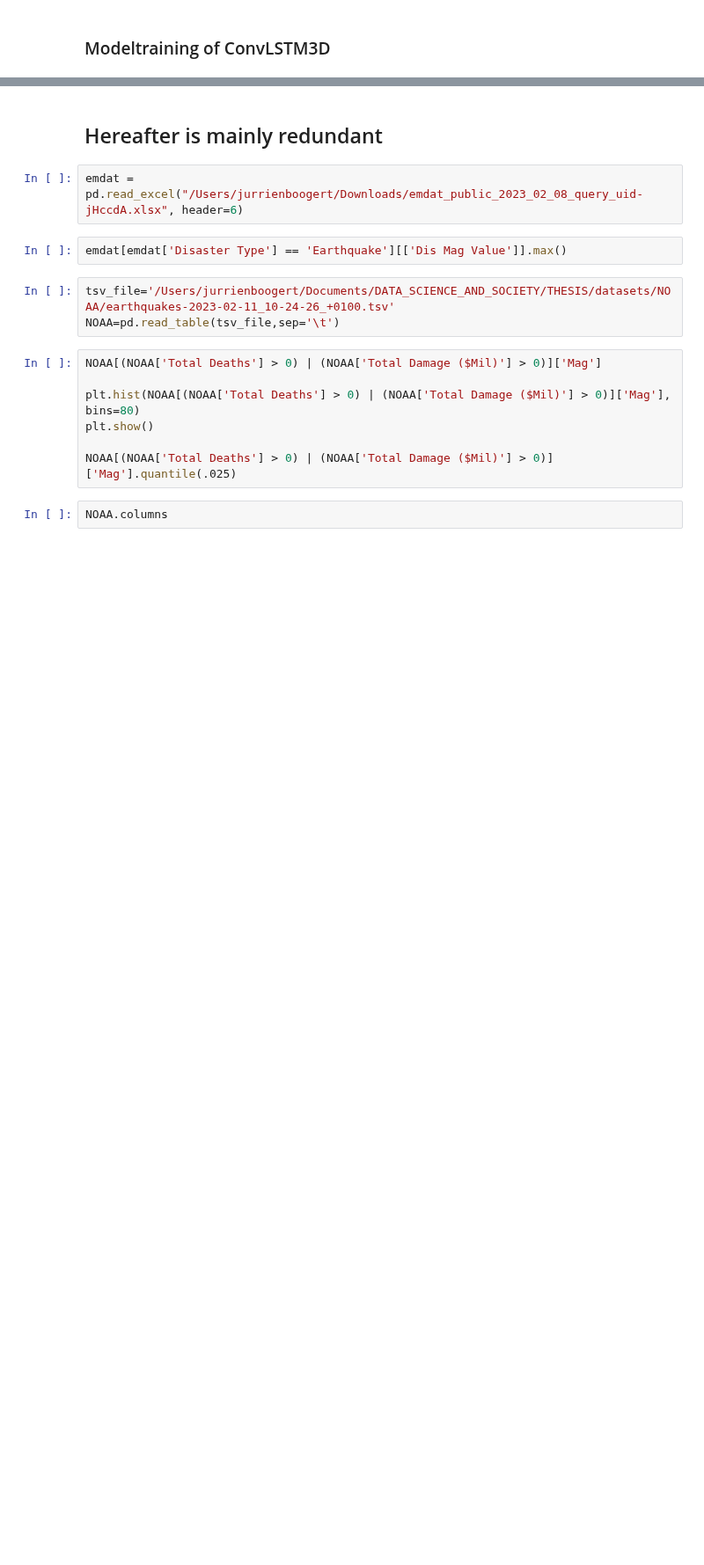
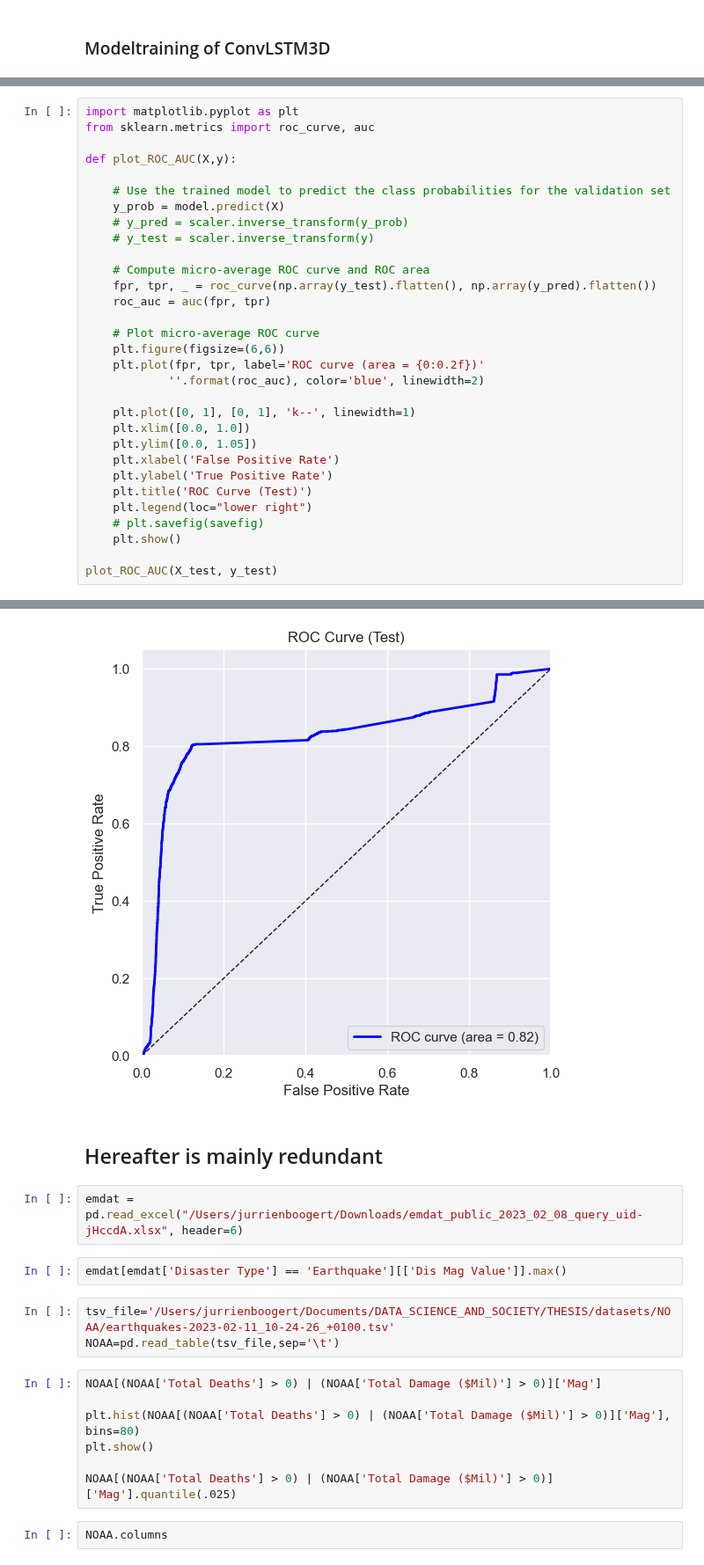
Before and after one commit to TheTrueSquirrel/thesis_spring_2023, a Jupyter notebook: sketch4.ipynb, the cells around one changed output, grey strips where cells are left out. Shown at 88% size. Cells and saved outputs as stored; diff of their text form; blank space fills up the shorter version.

```diff
--- a/sketch4.ipynb
+++ b/sketch4.ipynb
@@ -1376,0 +1389,32 @@ weighted avg       0.90      0.91      0.90      8800
+# %%
+import matplotlib.pyplot as plt
+from sklearn.metrics import roc_curve, auc
+
+def plot_ROC_AUC(X,y):
+
+    # Use the trained model to predict the class probabilities for the validation set
+    y_prob = model.predict(X)
+    # y_pred = scaler.inverse_transform(y_prob)
+    # y_test = scaler.inverse_transform(y)
+
+    # Compute micro-average ROC curve and ROC area
+    fpr, tpr, _ = roc_curve(np.array(y_test).flatten(), np.array(y_pred).flatten())
+    roc_auc = auc(fpr, tpr)
+
+    # Plot micro-average ROC curve
+    plt.figure(figsize=(6,6))
+    plt.plot(fpr, tpr, label='ROC curve (area = {0:0.2f})'
+            ''.format(roc_auc), color='blue', linewidth=2)
+
+    plt.plot([0, 1], [0, 1], 'k--', linewidth=1)
+    plt.xlim([0.0, 1.0])
+    plt.ylim([0.0, 1.05])
+    plt.xlabel('False Positive Rate')
+    plt.ylabel('True Positive Rate')
+    plt.title('ROC Curve (Test)')
+    plt.legend(loc="lower right")
+    # plt.savefig(savefig)
+    plt.show()
+
+plot_ROC_AUC(X_test, y_test)
+# %% [output]
@@ -1377,3 +1422,4 @@ weighted avg       0.90      0.91      0.90      8800
+[figure, added]
 # %% [markdown]
 ## Hereafter is mainly redundant
 # %%
```
Also changed, not shown: parts of 9 cells of this notebook.
